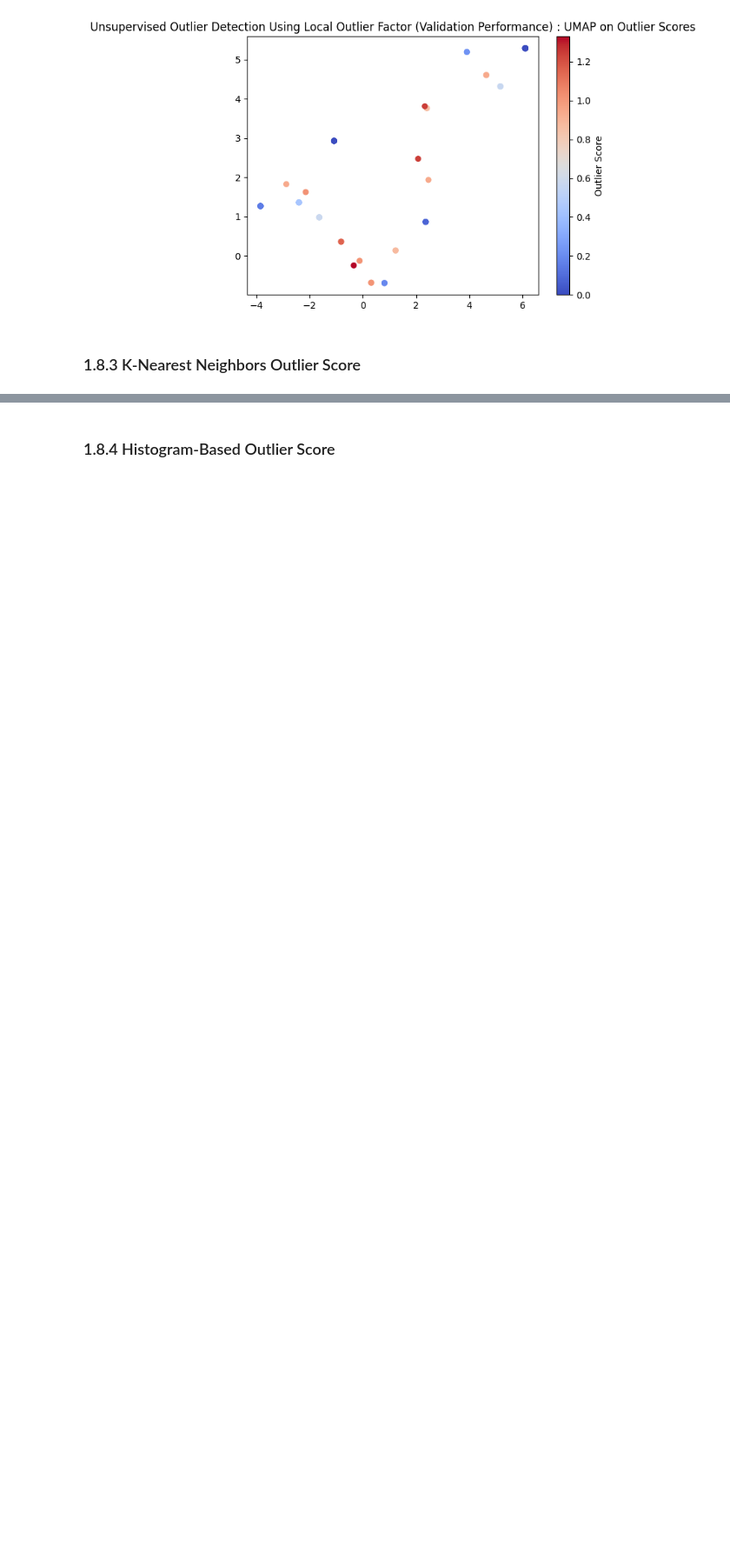
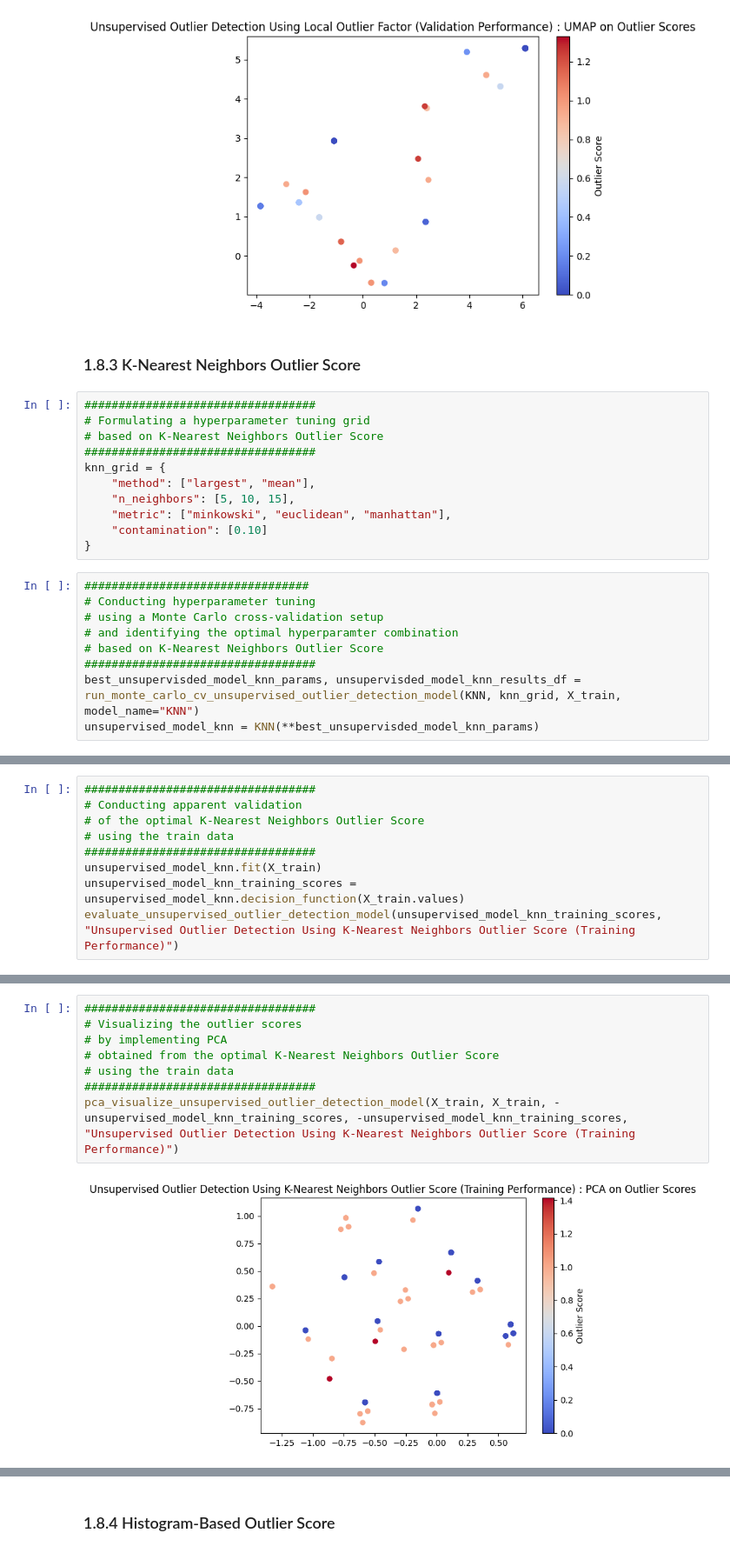
Before and after one commit to JohnPaulinePineda/Portfolio_Project_61, a Jupyter notebook: codes/DetectingAndEvaluatingAnomaliesInCategoricalDataUnderSupervisedAndUnsupervisedSettings.ipynb, the cells around one changed output, grey strips where cells are left out. Shown at 87% size. Drawn from its saved outputs; the diff is of its cells as text; blank space fills up the shorter version.

Commit message:
Formulated the Python Notebook
Updated Model Development Without Ground Truth Labels for K-Nearest Neighbors Outlier Score

```diff
--- a/codes/DetectingAndEvaluatingAnomaliesInCategoricalDataUnderSupervisedAndUnsupervisedSettings.ipynb
+++ b/codes/DetectingAndEvaluatingAnomaliesInCategoricalDataUnderSupervisedAndUnsupervisedSettings.ipynb
@@ -2249,3 +2249,23 @@ umap_visualize_unsupervised_outlier_detection_model(X_train, X_validation, -unsu
 [figure]
 # %% [markdown]
 ### 1.8.3 K-Nearest Neighbors Outlier Score <a class="anchor" id="1.8.3"></a>
+# %%
+##################################
+# Formulating a hyperparameter tuning grid
+# based on K-Nearest Neighbors Outlier Score
+##################################
+knn_grid = {
+    "method": ["largest", "mean"],
+    "n_neighbors": [5, 10, 15],
+    "metric": ["minkowski", "euclidean", "manhattan"],
+    "contamination": [0.10]
+}
+# %%
+#################################
+# Conducting hyperparameter tuning
+# using a Monte Carlo cross-validation setup
+# and identifying the optimal hyperparamter combination
+# based on K-Nearest Neighbors Outlier Score
+##################################
+best_unsupervisded_model_knn_params, unsupervisded_model_knn_results_df = run_monte_carlo_cv_unsupervised_outlier_detection_model(KNN, knn_grid, X_train, model_name="KNN")
+unsupervised_model_knn = KNN(**best_unsupervisded_model_knn_params)
@@ -2251,0 +2293,9 @@ umap_visualize_unsupervised_outlier_detection_model(X_train, X_validation, -unsu
+# %%
+##################################
+# Conducting apparent validation
+# of the optimal K-Nearest Neighbors Outlier Score
+# using the train data
+##################################
+unsupervised_model_knn.fit(X_train)
+unsupervised_model_knn_training_scores = unsupervised_model_knn.decision_function(X_train.values)
+evaluate_unsupervised_outlier_detection_model(unsupervised_model_knn_training_scores, "Unsupervised Outlier Detection Using K-Nearest Neighbors Outlier Score (Training Performance)")
@@ -2251,0 +2309,10 @@ umap_visualize_unsupervised_outlier_detection_model(X_train, X_validation, -unsu
+# %%
+##################################
+# Visualizing the outlier scores
+# by implementing PCA
+# obtained from the optimal K-Nearest Neighbors Outlier Score
+# using the train data
+##################################
+pca_visualize_unsupervised_outlier_detection_model(X_train, X_train, -unsupervised_model_knn_training_scores, -unsupervised_model_knn_training_scores, "Unsupervised Outlier Detection Using K-Nearest Neighbors Outlier Score (Training Performance)")
+# %% [output]
+[figure, added]
```
Also changed, not shown: parts of 26 cells of this notebook, 2 other files.
